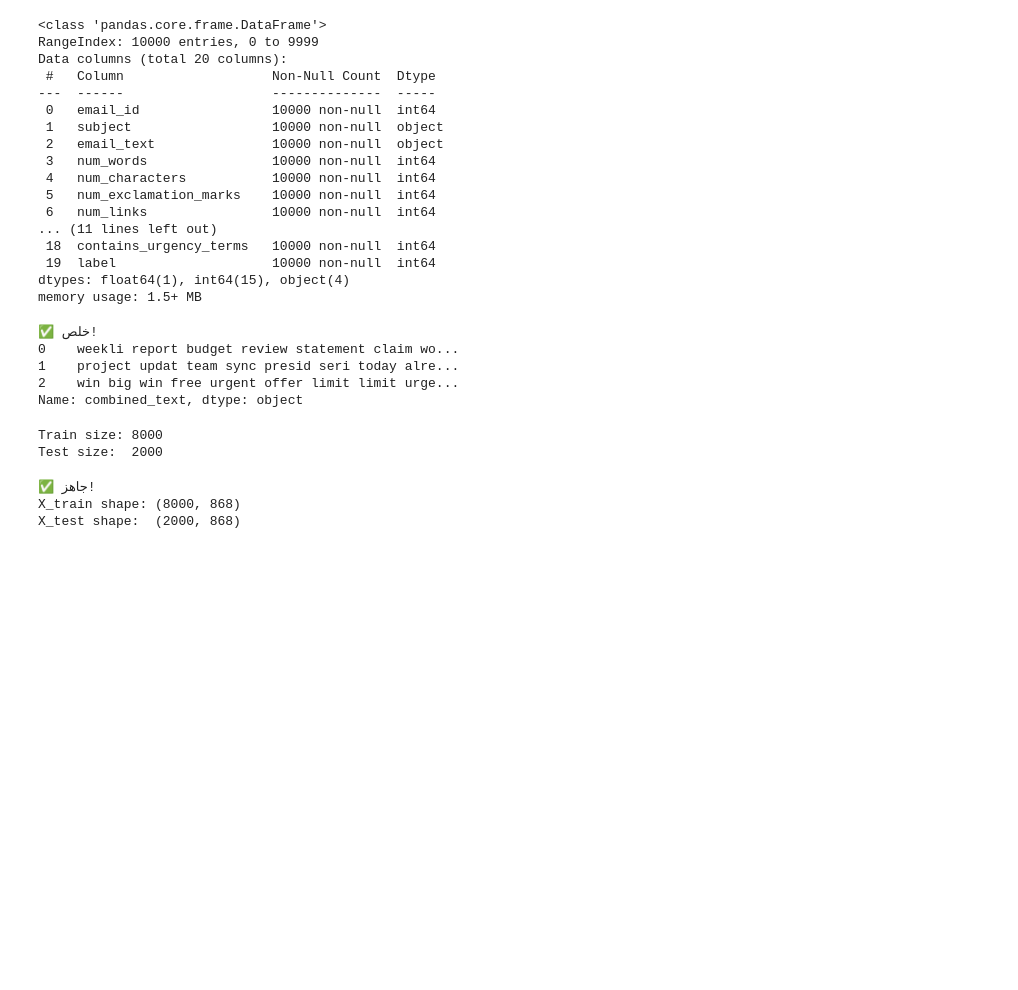
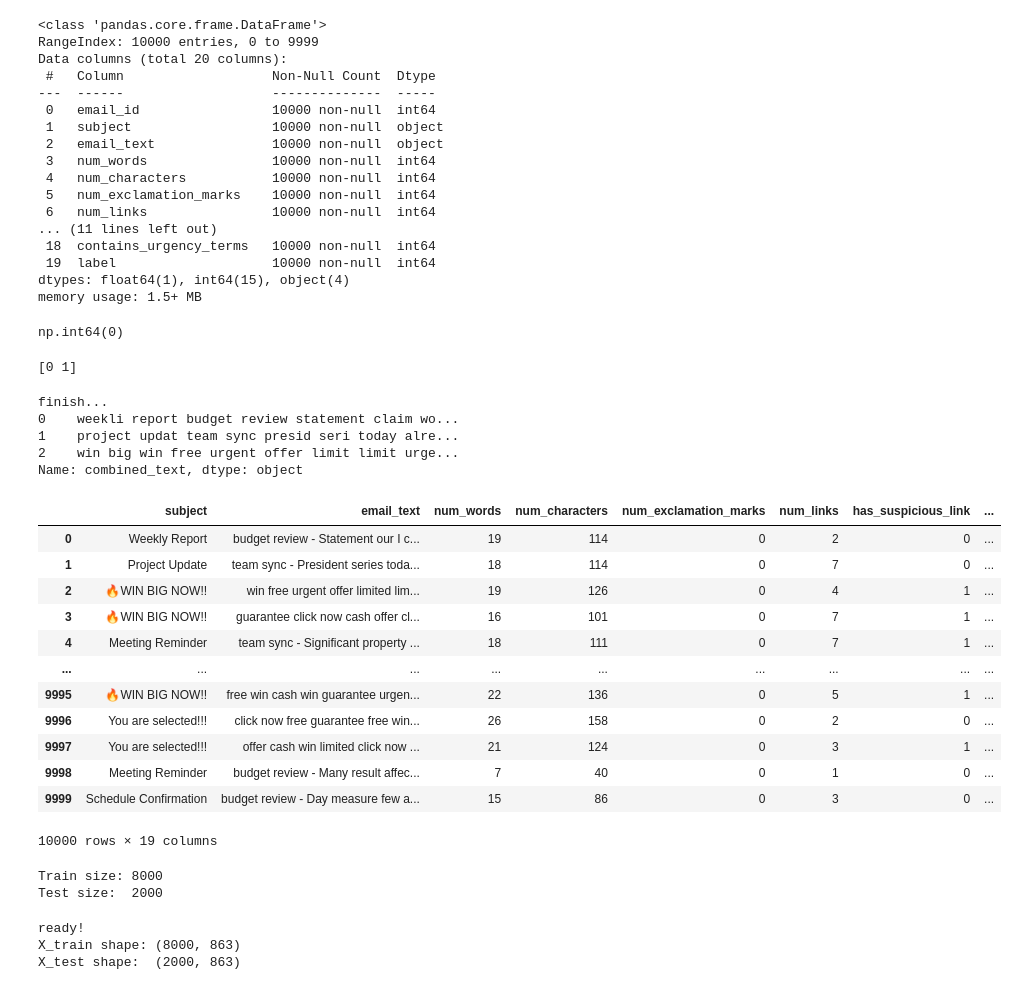
Before and after one commit to amany2712/project_nlp, a Jupyter notebook: project_nlp.ipynb, the cells around one changed output. Cells and saved outputs as stored; diff of their text form; code cells hidden in the pictures; blank space fills up the shorter version.

Commit message:
update preprocessing

```diff
--- a/project_nlp.ipynb
+++ b/project_nlp.ipynb
@@ -77,34 +121,70 @@ dtypes: float64(1), int64(15), object(4)
 memory usage: 1.5+ MB
 # %%
 df=df.drop(columns=['email_id', 'sender_email'])
+# %%
+df.duplicated().sum()
+# %% [output]
+np.int64(0)
+# %%
+print(df['label'].unique())
+# %% [output]
+[0 1]
 # %%
-import re                       # تنظيف النص
-import nltk                     # مكتبة اللغة
-from nltk.corpus import stopwords  # كلمات زي "the, is, and"
-from nltk.stem import PorterStemmer # رجّع الكلمة لأصلها
-from sklearn.model_selection import train_test_split
-from sklearn.feature_extraction.text import TfidfVectorizer
-from sklearn.preprocessing import StandardScaler
 from scipy.sparse import hstack, csr_matrix
+#Create Stemmer + Stopwords
 ps= PorterStemmer()
 stop = set(stopwords.words('english'))
+
 def clean_text(text):
+    #If the text is empty
     if pd.isna(text): return ''
+
+    # lowercase
     text = str(text).lower()
+
+    # remove URLs
     text = re.sub(r'http\S+', '', text)
+
+    # remove email addresses
+    text = re.sub(r'\S+@\S+', '', text)
+
+    #remove symbols & numbers
     text = re.sub(r'[^a-z\s]', '', text)
-    tokens = [ps.stem(w) for w in text.split() if w not in stop]
+
+    tokens = word_tokenize(text)
+    tokens = [
+    ps.stem(w)
+    for w in tokens
+    if w not in stop
+    and len(w) > 2
+    ]
     return ' '.join(tokens)
 
 df['combined_text'] = (df['subject'].fillna('') + ' ' +
                         df['email_text'].fillna('')).apply(clean_text)
 
-print("✅ خلص!")
+print("finish...")
 print(df['combined_text'].head(3))
 # %% [output]
-✅ خلص!
+finish...
 0    weekli report budget review statement claim wo...
 1    project updat team sync presid seri today alre...
 2    win big win free urgent offer limit limit urge...
 Name: combined_text, dtype: object
+# %%
+df
+# %% [output]
+|  | subject | email_text | num_words | num_characters | num_exclamation_marks | num_links | has_suspicious_link | ... |
+| 0 | Weekly Report | budget review - Statement our I c... | 19 | 114 | 0 | 2 | 0 | ... |
+| 1 | Project Update | team sync - President series toda... | 18 | 114 | 0 | 7 | 0 | ... |
+| 2 | 🔥WIN BIG NOW!! | win free urgent offer limited lim... | 19 | 126 | 0 | 4 | 1 | ... |
+| 3 | 🔥WIN BIG NOW!! | guarantee click now cash offer cl... | 16 | 101 | 0 | 7 | 1 | ... |
+| 4 | Meeting Reminder | team sync - Significant property ... | 18 | 111 | 0 | 7 | 1 | ... |
+| ... | ... | ... | ... | ... | ... | ... | ... | ... |
+| 9995 | 🔥WIN BIG NOW!! | free win cash win guarantee urgen... | 22 | 136 | 0 | 5 | 1 | ... |
+| 9996 | You are selected!!! | click now free guarantee free win... | 26 | 158 | 0 | 2 | 0 | ... |
+| 9997 | You are selected!!! | offer cash win limited click now ... | 21 | 124 | 0 | 3 | 1 | ... |
+| 9998 | Meeting Reminder | budget review - Many result affec... | 7 | 40 | 0 | 1 | 0 | ... |
+| 9999 | Schedule Confirmation | budget review - Day measure few a... | 15 | 86 | 0 | 3 | 0 | ... |
+10000 rows × 19 columns
 # %%
@@ -130,10 +208,6 @@ print("Test size: ", len(X_te_txt))
 Train size: 8000
 Test size:  2000
 # %%
-from sklearn.feature_extraction.text import TfidfVectorizer
-from sklearn.preprocessing import StandardScaler
-from scipy.sparse import hstack, csr_matrix
-
 # TF-IDF
 tfidf = TfidfVectorizer(max_features=5000)
 X_tr_tfidf = tfidf.fit_transform(X_tr_txt)
@@ -148,10 +222,10 @@ X_te_num_sc = csr_matrix(scaler.transform(X_te_num))
 X_train = hstack([X_tr_tfidf, X_tr_num_sc])
 X_test  = hstack([X_te_tfidf, X_te_num_sc])
 
-print("✅ جاهز!")
+print("ready!")
 print("X_train shape:", X_train.shape)
 print("X_test shape: ", X_test.shape)
 # %% [output]
-✅ جاهز!
-X_train shape: (8000, 868)
-X_test shape:  (2000, 868)
+ready!
+X_train shape: (8000, 863)
+X_test shape:  (2000, 863)
```
Also changed, not shown: parts of 5 cells of this notebook.
